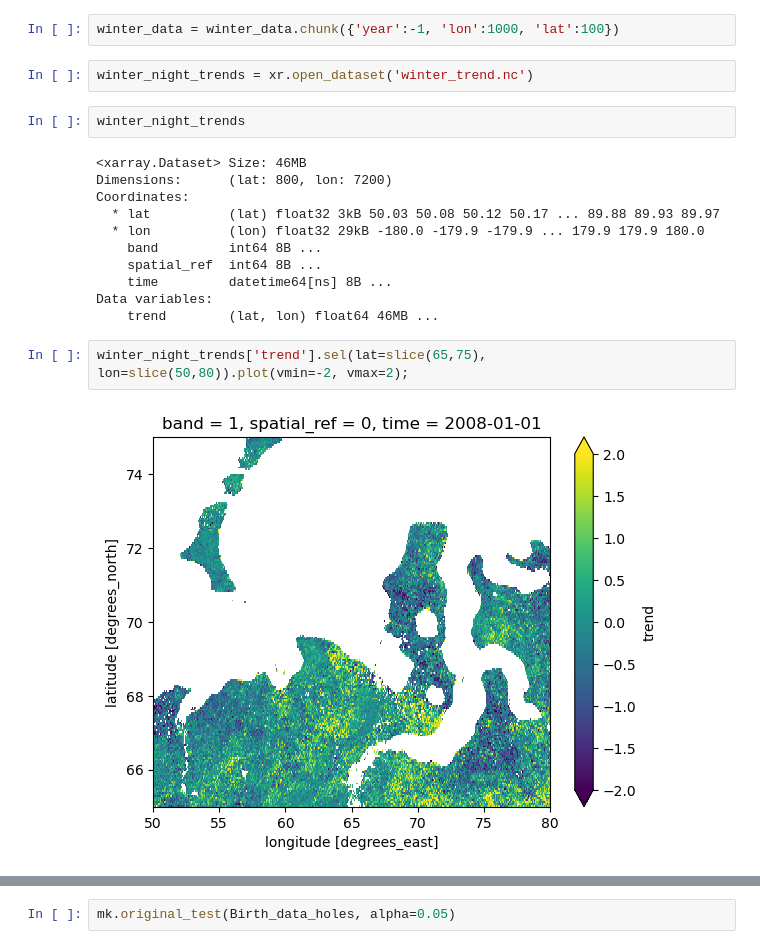
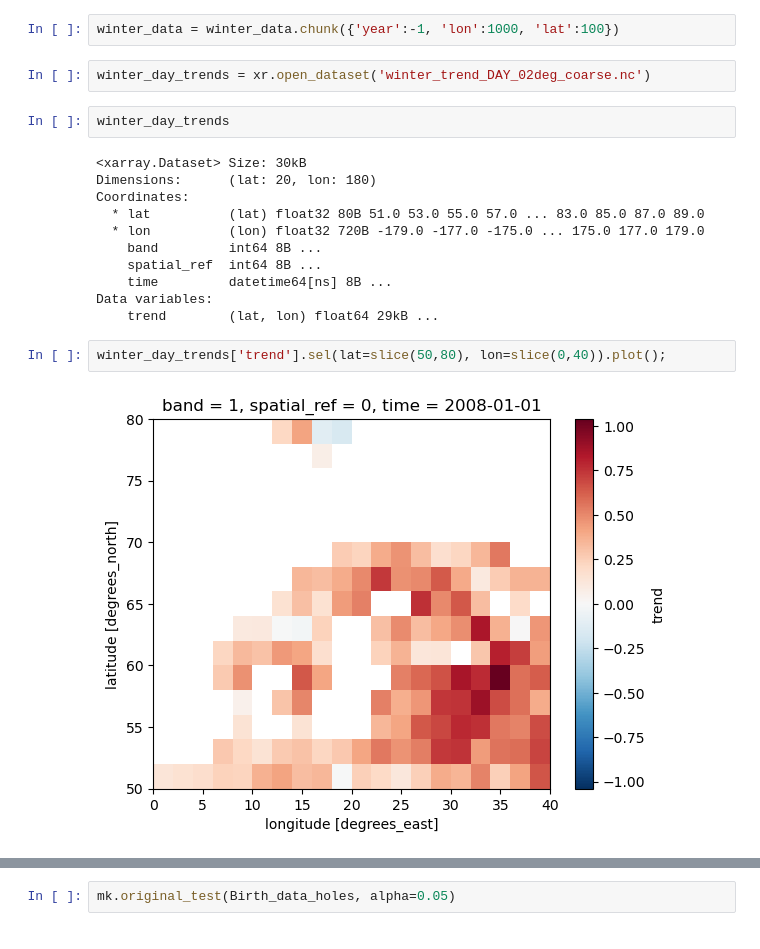
Before and after one commit to soniajdupuis/LST_4_CloudsDyn, a Jupyter notebook: Exploratory_Analysis/trend_verification.ipynb, the cells around one changed output, grey strips where cells are left out. Drawn from its saved outputs; the diff is of its cells as text.

```diff
--- a/Exploratory_Analysis/trend_verification.ipynb
+++ b/Exploratory_Analysis/trend_verification.ipynb
@@ -72,21 +102,21 @@ winter_data = winter.groupby('time.year').mean()
 # %%
 winter_data = winter_data.chunk({'year':-1, 'lon':1000, 'lat':100})
 # %%
-winter_night_trends = xr.open_dataset('winter_trend.nc')
+winter_day_trends = xr.open_dataset('winter_trend_DAY_02deg_coarse.nc')
 # %%
-winter_night_trends
+winter_day_trends
 # %% [output]
-<xarray.Dataset> Size: 46MB
-Dimensions:      (lat: 800, lon: 7200)
+<xarray.Dataset> Size: 30kB
+Dimensions:      (lat: 20, lon: 180)
 Coordinates:
-  * lat          (lat) float32 3kB 50.03 50.08 50.12 50.17 ... 89.88 89.93 89.97
-  * lon          (lon) float32 29kB -180.0 -179.9 -179.9 ... 179.9 179.9 180.0
+  * lat          (lat) float32 80B 51.0 53.0 55.0 57.0 ... 83.0 85.0 87.0 89.0
+  * lon          (lon) float32 720B -179.0 -177.0 -175.0 ... 175.0 177.0 179.0
     band         int64 8B ...
     spatial_ref  int64 8B ...
     time         datetime64[ns] 8B ...
 Data variables:
-    trend        (lat, lon) float64 46MB ...
+    trend        (lat, lon) float64 29kB ...
 # %%
-winter_night_trends['trend'].sel(lat=slice(65,75), lon=slice(50,80)).plot(vmin=-2, vmax=2);
+winter_day_trends['trend'].sel(lat=slice(50,80), lon=slice(0,40)).plot();
 # %% [output]
-[figure, old version]
+[figure, new version]
```
Also changed, not shown: parts of 15 cells of this notebook, 1 other file.
